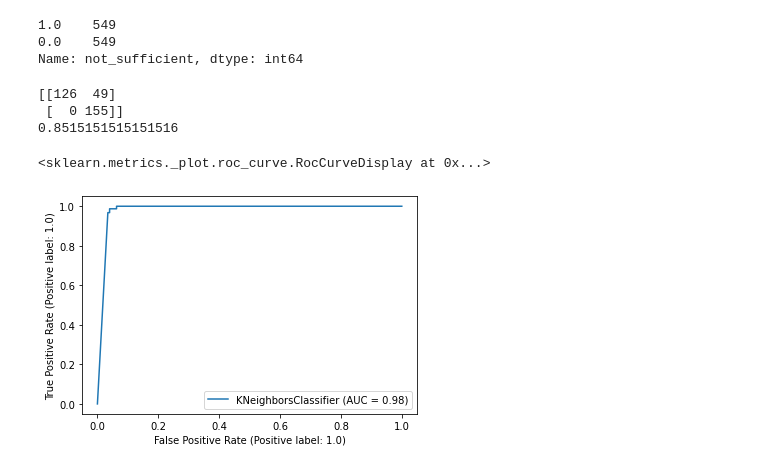
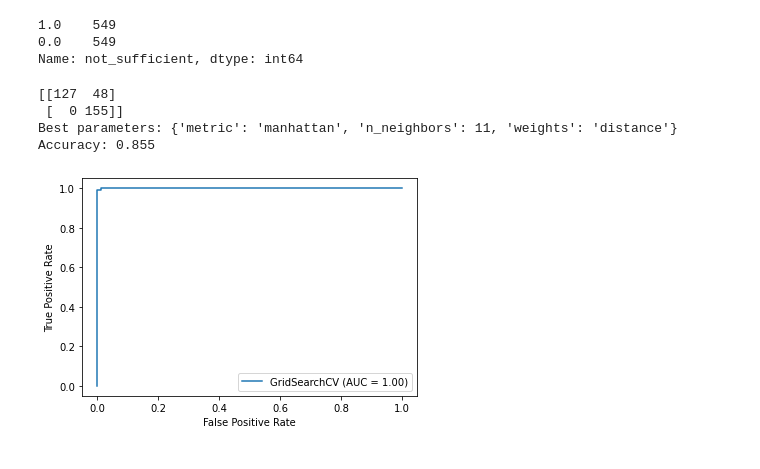
Before and after one commit to ipaulson/sb_curriculum, a Jupyter notebook: sb-capstone2/notebooks/modeling.ipynb, the cells around one changed output. Cells and saved outputs as stored; diff of their text form; code cells hidden in the pictures.

```diff
--- a/sb-capstone2/notebooks/modeling.ipynb
+++ b/sb-capstone2/notebooks/modeling.ipynb
@@ -128,23 +131,31 @@ Accuracy: 0.892
 # %%
-from sklearn.metrics import confusion_matrix
 from sklearn.neighbors import KNeighborsClassifier
 # Apply KNN model to training data:
 
-knn = KNeighborsClassifier(p=2,weights='distance',n_neighbors=10)
-knn.fit(X_train,y_train)
+knn_params = {
+    'n_neighbors': [3,5,11,13,19],
+    'weights': ['uniform', 'distance'],
+    'metric': ['euclidean','manhattan']
+}
+
+gsknn = GridSearchCV(KNeighborsClassifier(),knn_params)
+
+#knn = KNeighborsClassifier(p=2,weights='distance',n_neighbors=10)
+gsknn.fit(X_train,y_train)
 
 # Predict using model:
 
-y_predict_knn=knn.predict(X_test)
+y_predict_knn=gsknn.predict(X_test)
 
 #Confusion matrix:
 
 cnf_matrix = confusion_matrix(y_test, y_predict_knn)
 print(cnf_matrix)
-Accuracy_knn=knn.score(X_test,y_test)
+accuracy_knn=gsknn.score(X_test,y_test)
 
-print(Accuracy_knn)
-plot_roc_curve(knn,X_test,y_test);
+print('Best parameters: %r' %gsknn.best_params_)
+print('Accuracy: %.3f' % accuracy_knn)
+plot_roc_curve(gsknn,X_test,y_test);
 # %% [output]
 [[169   0]
  [ 25   1]]
@@ -232,27 +243,26 @@ print(y.value_counts())
 0.0    549
 Name: not_sufficient, dtype: int64
 # %%
-# Apply KNN model to training data:
-
-knn = KNeighborsClassifier(p=2,weights='distance',n_neighbors=10)
-knn.fit(X_train,y_train)
+#knn = KNeighborsClassifier(p=2,weights='distance',n_neighbors=10)
+gsknn.fit(X_train,y_train)
 
 # Predict using model:
 
-y_predict_knn=knn.predict(X_test)
+y_predict_knn=gsknn.predict(X_test)
 
 #Confusion matrix:
 
 cnf_matrix = confusion_matrix(y_test, y_predict_knn)
 print(cnf_matrix)
-Accuracy_knn=knn.score(X_test,y_test)
+accuracy_knn=gsknn.score(X_test,y_test)
 
-print(Accuracy_knn)
-plot_roc_curve(knn,X_test,y_test)
+print('Best parameters: %r' %gsknn.best_params_)
+print('Accuracy: %.3f' % accuracy_knn)
+plot_roc_curve(gsknn,X_test,y_test);
 # %% [output]
-[[126  49]
+[[127  48]
  [  0 155]]
-0.8515151515151516
+Best parameters: {'metric': 'manhattan', 'n_neighbors': 11, 'weights': 'distance'}
+Accuracy: 0.855
-<sklearn.metrics._plot.roc_curve.RocCurveDisplay at 0x...>
-[figure, old version]
+[figure, new version]
 # %%
```
Also changed, not shown: parts of 15 cells of this notebook.
